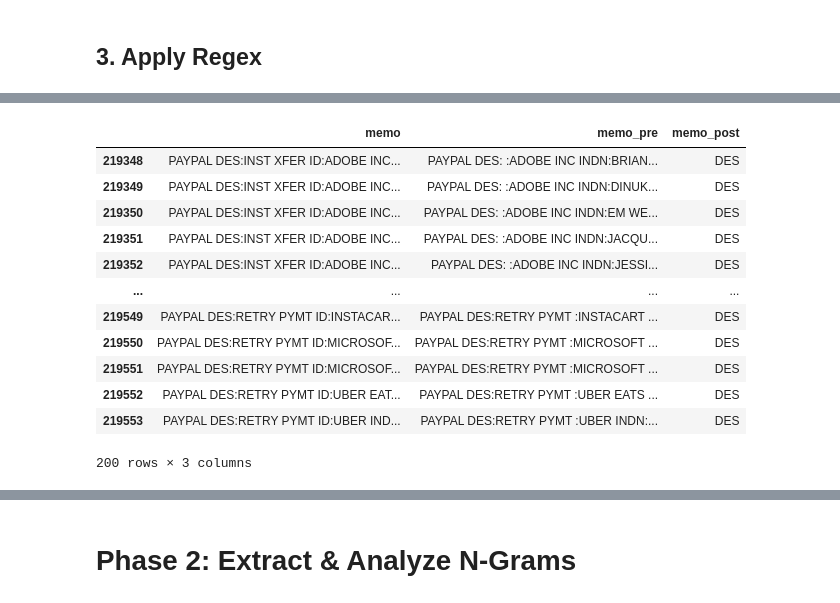
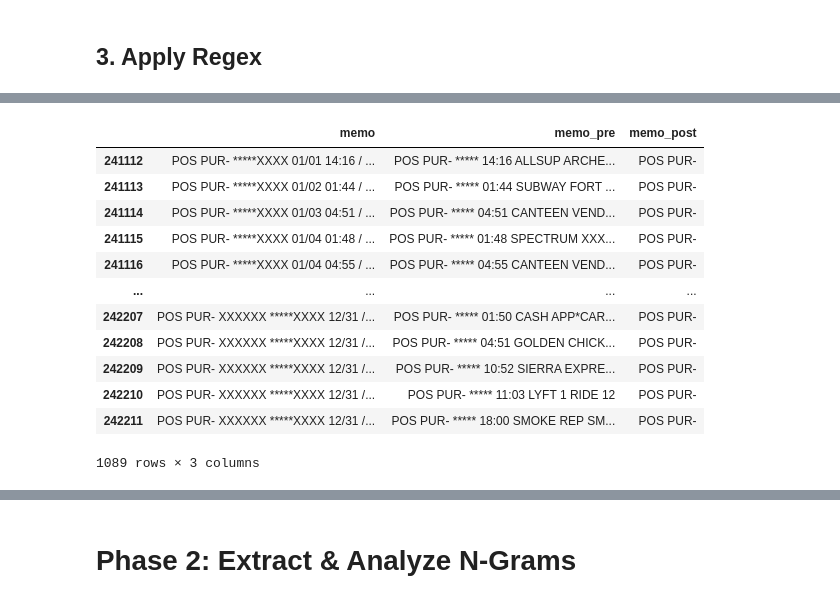
Before and after one commit to kylechoi101/DSC180A-Q1, a Jupyter notebook: Week 2/Haris_Saif.ipynb, the cells around one changed output, grey strips where cells are left out. Saved outputs shown, nothing was run; the diff lists cells and outputs as text; code cells hidden in the pictures.

```diff
--- a/Week 2/Haris_Saif.ipynb
+++ b/Week 2/Haris_Saif.ipynb
@@ -106,7 +106,6 @@ REGEX_PRE = [
 
     # === 2.5) Prefix Normalization ===
     (r"\b(DNH)(?=[A-Z]{2,})", r"\1 "), # Fix "DNHGODADDYCOM" -> "DNH GODADDYCOM"
-    (r"\bDD\s*(?:[\\/]\s*)?BR\b", "DDBR"), # Combine DD/BR or DD BR -> DDBR
 
     # === 3) State + mask tails ===
     (r"\b[A-Z]{2}\s+[SP]?X{6,}\s+CARD\s+X{4}\b", " "),
@@ -124,10 +123,7 @@ REGEX_PRE = [
     (r"\bCO\s+ID\s+\w+\s+(?:WEB|PPD)\b.*", " "), # Remove CO ID...
 
     # === 6) Misc tails ===
-    # === UPDATED RULE ===
-    (r"\b(?:INST\s+XFER|RETRY\s+PYMT)\s+(?:ID)?\b", " "), # Handles PAYPAL DES:INST XFER ID...
-    (r"\bPAYPAL\s+XFER\b", " "), # Handles PAYPAL XFER
-
+    (r"\b(?:INST|PAYPAL)\s+XFER\b", " "),
     (r"\b(?:XFER|WEB)\s+ID\b.*", " "),
     (r"\b(?:ELECTRONIC|EXTERNAL)\s+WITHDRAWAL\b", " "),
     (r"\bWITHDRAWAL\s+DEBIT\s+CARD\b(?:\s+DEBIT)?", " "),
@@ -162,7 +158,7 @@ REGEX_POST = [
     # This greedily finds the *last* instance of GODADDY.COM or GODADD
     re.compile(r".*(GODADDY\.COM|GODADD)\b.*"),
 
-    # === UPDATED PAYPAL RULES ===
+    # === PAYPAL RULES ===
     # Rules for 'PAYPAL DES:...' format
     re.compile(r"^PAYPAL\s+DES:.*?:(.*?)(?:\s+INDN:.*)?$"),
     # Rules for 'PAYPAL [MERCHANT] INTERNET PAYMENT' format
@@ -179,7 +175,7 @@ REGEX_POST = [
     re.compile(r"^7-ELEVEN\s*\*?\s*([A-Z\s0-9'.-]+).*"),
     re.compile(r"^7\s+11\s*\*?\s*([A-Z\s0-9'.-]+).*"),
     re.compile(r"^ZG\s*\*?\s*([A-Z\s0-9'.-]+).*"),
-    re.compile(r"^YSI\s*\*?\s*([A-Z\s0Note-9'.-]+).*"),
+    re.compile(r"^YSI\s*\*?\s*([A-Z\s0-9'.-]+).*"), # Corrected
 
     # Specific DDBR rule must come *before* the general DD rule
     re.compile(r"^(DDBR)\s*\*?#?.*"),
@@ -332,17 +328,17 @@ PEACHTREE
 ZPIZZA
 # %%
-df[df['memo_post'] == 'DES']#.iloc[0]['memo']
+df[df['memo_post'] == 'POS PUR-']#.iloc[0]['memo']
 # %% [output]
 |  | memo | memo_pre | memo_post |
-| 219348 | PAYPAL DES:INST XFER ID:ADOBE INC... | PAYPAL DES: :ADOBE INC INDN:BRIAN... | DES |
-| 219349 | PAYPAL DES:INST XFER ID:ADOBE INC... | PAYPAL DES: :ADOBE INC INDN:DINUK... | DES |
-| 219350 | PAYPAL DES:INST XFER ID:ADOBE INC... | PAYPAL DES: :ADOBE INC INDN:EM WE... | DES |
-| 219351 | PAYPAL DES:INST XFER ID:ADOBE INC... | PAYPAL DES: :ADOBE INC INDN:JACQU... | DES |
-| 219352 | PAYPAL DES:INST XFER ID:ADOBE INC... | PAYPAL DES: :ADOBE INC INDN:JESSI... | DES |
+| 241112 | POS PUR- *****XXXX 01/01 14:16 / ... | POS PUR- ***** 14:16 ALLSUP ARCHE... | POS PUR- |
+| 241113 | POS PUR- *****XXXX 01/02 01:44 / ... | POS PUR- ***** 01:44 SUBWAY FORT ... | POS PUR- |
+| 241114 | POS PUR- *****XXXX 01/03 04:51 / ... | POS PUR- ***** 04:51 CANTEEN VEND... | POS PUR- |
+| 241115 | POS PUR- *****XXXX 01/04 01:48 / ... | POS PUR- ***** 01:48 SPECTRUM XXX... | POS PUR- |
+| 241116 | POS PUR- *****XXXX 01/04 04:55 / ... | POS PUR- ***** 04:55 CANTEEN VEND... | POS PUR- |
 | ... | ... | ... | ... |
-| 219549 | PAYPAL DES:RETRY PYMT ID:INSTACAR... | PAYPAL DES:RETRY PYMT :INSTACART ... | DES |
-| 219550 | PAYPAL DES:RETRY PYMT ID:MICROSOF... | PAYPAL DES:RETRY PYMT :MICROSOFT ... | DES |
-| 219551 | PAYPAL DES:RETRY PYMT ID:MICROSOF... | PAYPAL DES:RETRY PYMT :MICROSOFT ... | DES |
-| 219552 | PAYPAL DES:RETRY PYMT ID:UBER EAT... | PAYPAL DES:RETRY PYMT :UBER EATS ... | DES |
-| 219553 | PAYPAL DES:RETRY PYMT ID:UBER IND... | PAYPAL DES:RETRY PYMT :UBER INDN:... | DES |
+| 242207 | POS PUR- XXXXXX *****XXXX 12/31 /... | POS PUR- ***** 01:50 CASH APP*CAR... | POS PUR- |
+| 242208 | POS PUR- XXXXXX *****XXXX 12/31 /... | POS PUR- ***** 04:51 GOLDEN CHICK... | POS PUR- |
+| 242209 | POS PUR- XXXXXX *****XXXX 12/31 /... | POS PUR- ***** 10:52 SIERRA EXPRE... | POS PUR- |
+| 242210 | POS PUR- XXXXXX *****XXXX 12/31 /... | POS PUR- ***** 11:03 LYFT 1 RIDE 12 | POS PUR- |
+| 242211 | POS PUR- XXXXXX *****XXXX 12/31 /... | POS PUR- ***** 18:00 SMOKE REP SM... | POS PUR- |
-200 rows × 3 columns
+1089 rows × 3 columns
```
Also changed, not shown: parts of 13 cells of this notebook.
